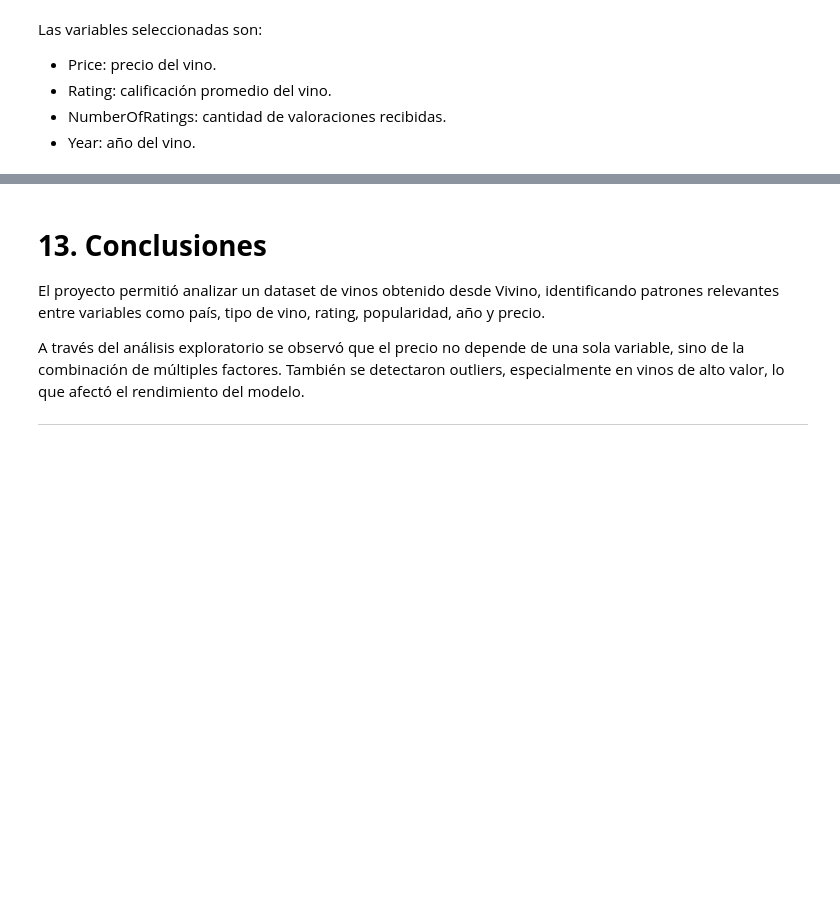
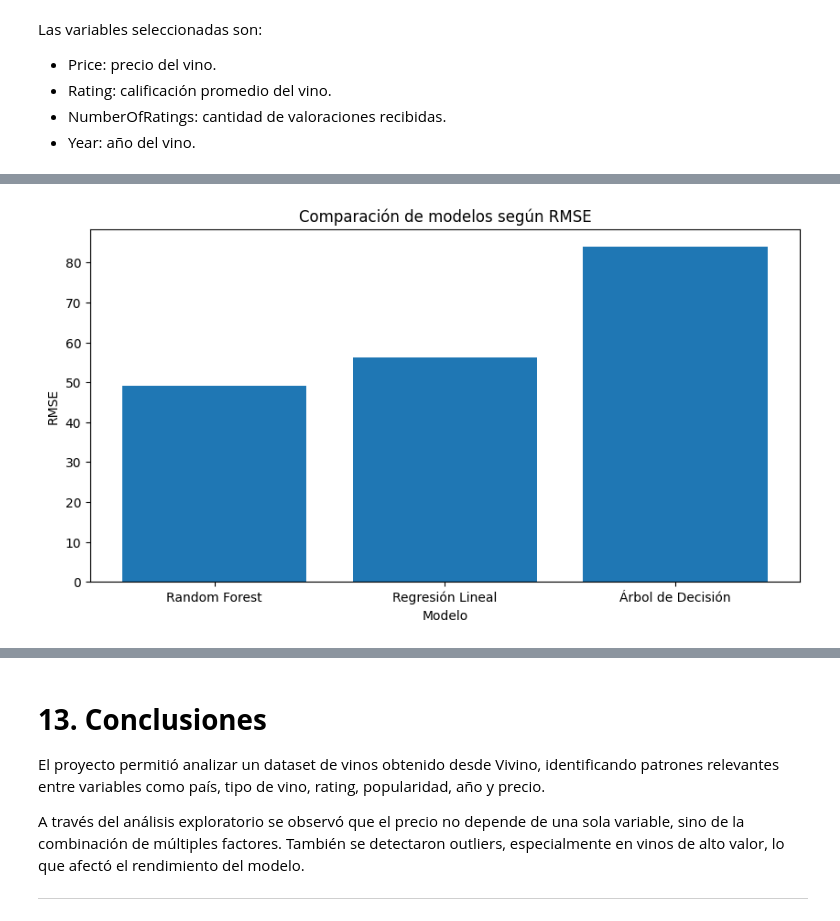
Before and after one commit to Danae-Munoz/Analisis_Data_Mineria-de-datos, a Jupyter notebook: Evaluación_3_Danae_Muñoz.ipynb, the cells around one changed output, grey strips where cells are left out. Cells and saved outputs as stored; diff of their text form; code cells hidden in the pictures; blank space fills up the shorter version.

```diff
--- a/Evaluación_3_Danae_Muñoz.ipynb
+++ b/Evaluación_3_Danae_Muñoz.ipynb
@@ -1176,0 +1372,6 @@ print("Archivo dataset_vivino_scraping_predicciones2.csv generado correctamente.
+# %%
+# Cargamos el archivo .pkl para validar que fue guardado correctamente
+modelo_cargado = joblib.load("modelo_precio_vinos.pkl")
+
+# Revisamos los elementos almacenados
+modelo_cargado.keys()
@@ -1314,0 +2132,6 @@ plt.show()
+# %%
+# Convertimos y_test desde escala logarítmica a escala original
+y_test_original = np.expm1(y_test)
+
+# Validamos los primeros valores reales en euros
+y_test_original[:10]
@@ -1314,0 +2228,19 @@ plt.show()
+# %%
+# Importamos librería para visualización
+import matplotlib.pyplot as plt
+
+# Configuramos tamaño del gráfico
+plt.figure(figsize=(10,5))
+
+# Graficamos RMSE por modelo
+plt.bar(df_metricas["Modelo"], df_metricas["RMSE"])
+
+# Título y etiquetas
+plt.title("Comparación de modelos según RMSE")
+plt.ylabel("RMSE")
+plt.xlabel("Modelo")
+
+# Mostramos gráfico
+plt.show()
+# %% [output]
+[figure, added]
```
Also changed, not shown: parts of 109 cells of this notebook.
